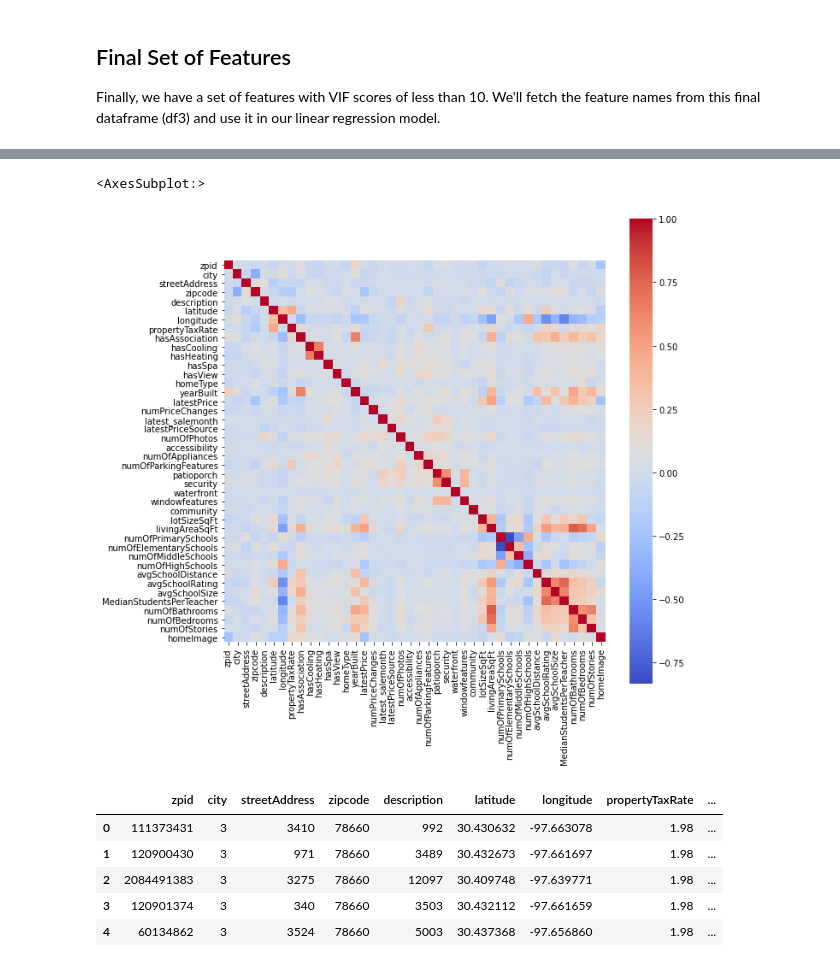
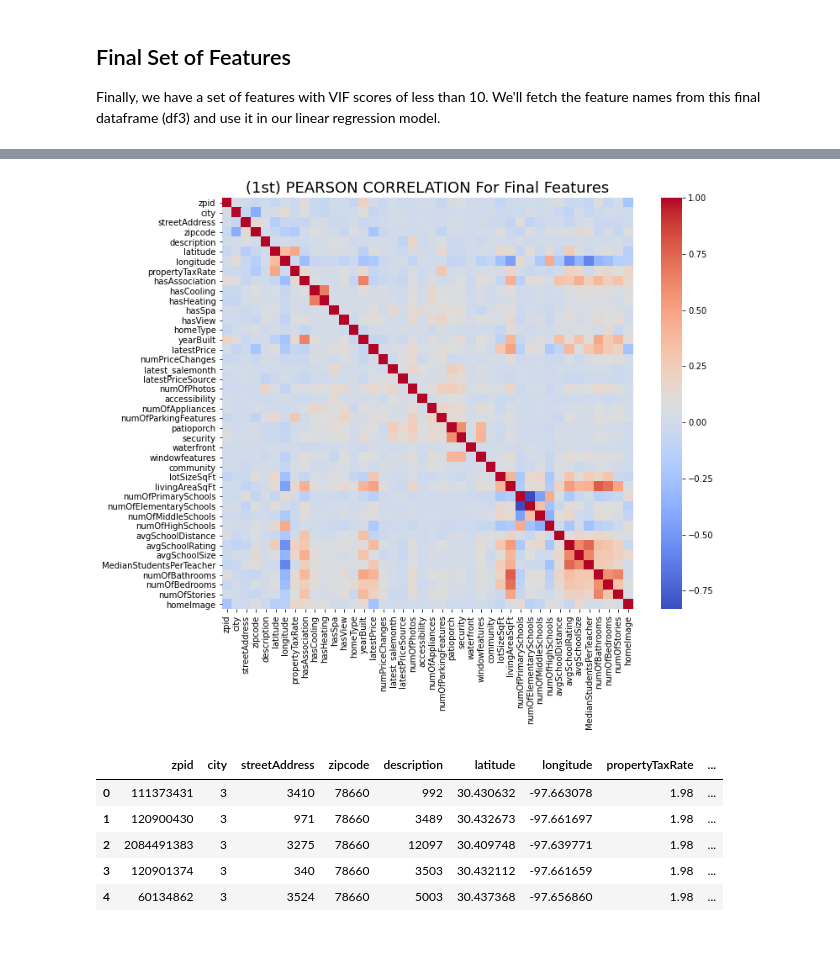
Before and after one commit to dianahandler/Final_Module20_Group3, a Jupyter notebook: Austin-Sklearn-Demonstration_chk.ipynb, the cells around one changed output, grey strips where cells are left out. Saved outputs shown, nothing was run; the diff lists cells and outputs as text; code cells hidden in the pictures.

Commit message:
Organized notebook code and saved plots.

```diff
--- a/Austin-Sklearn-Demonstration_chk.ipynb
+++ b/Austin-Sklearn-Demonstration_chk.ipynb
@@ -274,11 +274,12 @@ final
 # %%
 ## We'll create new results by passing corr() to our df3.
 new_results = df3.corr()
-plt.subplots(figsize=(10,10))
+plt.subplots(figsize=(12,9))
+plt.title('(1st) PEARSON CORRELATION For Final Features', fontsize=18)
 sns.heatmap(new_results, cmap='coolwarm', square=True)
+plt.savefig('1stCorrFinal')
 # %% [output]
-<AxesSubplot:>
-[figure, old version]
+[figure, new version]
 # %%
 ## We'll prepare our demonstration input data by isolating our dataframe's top 10 correlated columns
 X = df1[final]
```
Also changed, not shown: parts of 10 cells of this notebook.
